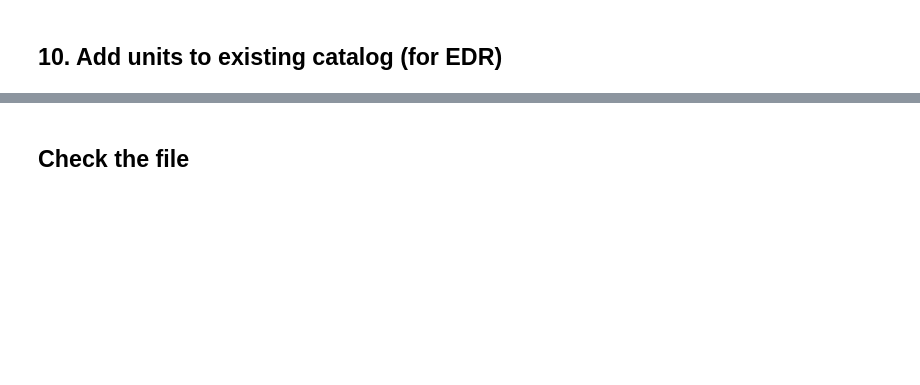
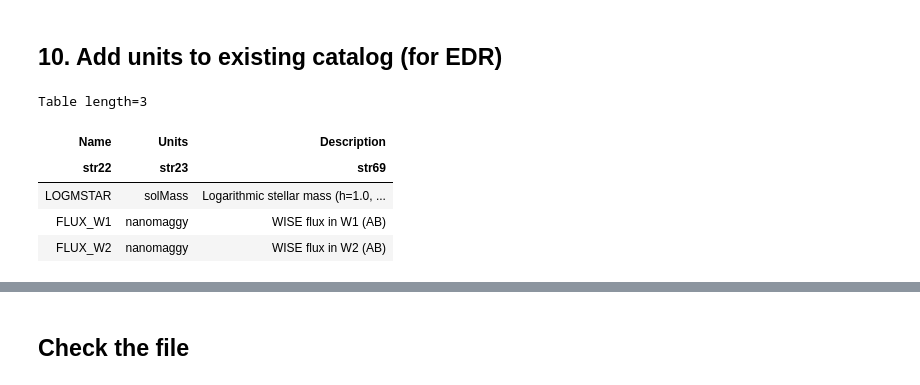
Before and after one commit to cosmodesi/desigaldev, a Jupyter notebook: AgnCats/notebooks/AGNQSO_summary_cat.ipynb, the cells around one changed output, grey strips where cells are left out. Cells and saved outputs as stored; diff of their text form; code cells hidden in the pictures; blank space fills up the shorter version.

Commit message:
ran last step to add units

```diff
--- a/AgnCats/notebooks/AGNQSO_summary_cat.ipynb
+++ b/AgnCats/notebooks/AGNQSO_summary_cat.ipynb
@@ -760,0 +602,13 @@ outfile = dir_for_cat+'agnqso_sum_v1.9.fits'
+# %%
+## Extension 2
+cols_readme = 'cols_units_ext2.txt'
+tcols_ext2 = Table.read(cols_readme, format='ascii.basic', delimiter='|')
+tcols_ext2.remove_columns(['col0', 'Format', '_1'])
+tcols_ext2[:3]
+# %% [output]
+Table length=3
+| Name | Units | Description |
+| str22 | str23 | str69 |
+| LOGMSTAR | solMass | Logarithmic stellar mass (h=1.0, ... |
+| FLUX_W1 | nanomaggy | WISE flux in W1 (AB) |
+| FLUX_W2 | nanomaggy | WISE flux in W2 (AB) |
```
Also changed, not shown: parts of 36 cells of this notebook, 1 other file.
